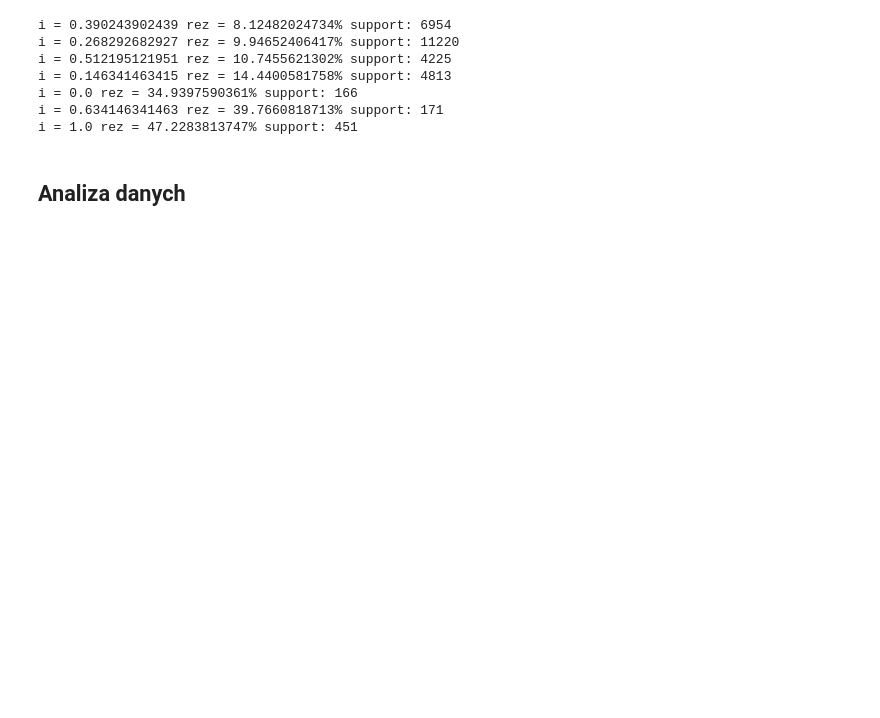
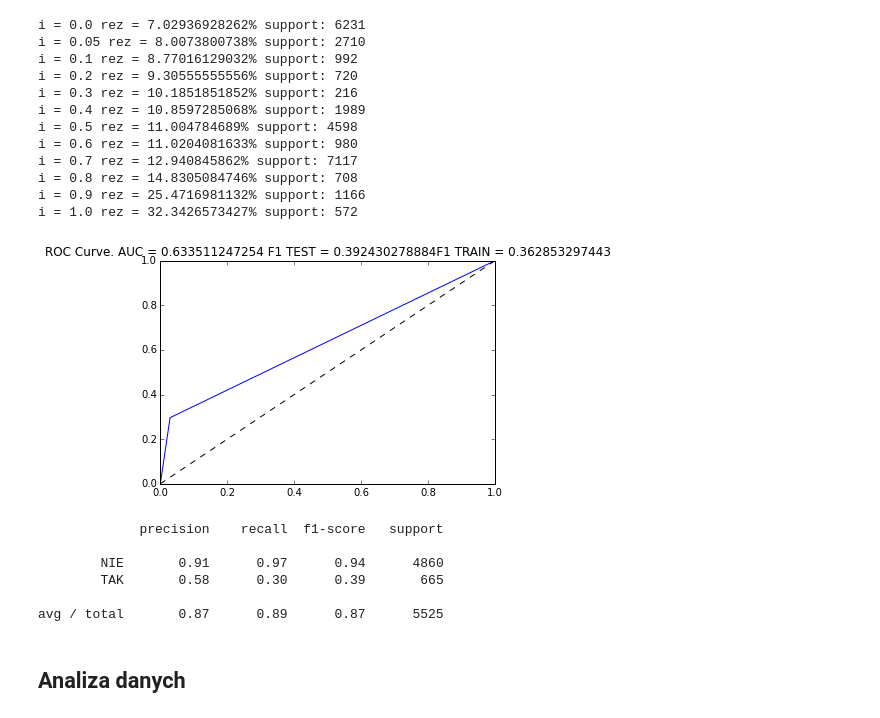
Before and after one commit to bdfhjk/SUS, a Jupyter notebook: zadanie2/zadanie2.ipynb, the cells around one changed output. Saved outputs shown, nothing was run; the diff lists cells and outputs as text; code cells hidden in the pictures; blank space fills up the shorter version.

```diff
--- a/zadanie2/zadanie2.ipynb
+++ b/zadanie2/zadanie2.ipynb
@@ -157,7 +170,7 @@ def score_classifier(clf):
 (final_X, _)       = preprocess(final_df)
 # %%
 answers = []
-column = 'wiek'
+column = 'zawod'
 
 for zawod in df[column].unique():
     df2 = df[df[column] == zawod]
@@ -167,13 +180,40 @@ for zawod in df[column].unique():
 for (a,b) in sorted(answers):
     print b
 # %% [output]
-i = 0.390243902439 rez = 8.12482024734% support: 6954
-i = 0.268292682927 rez = 9.94652406417% support: 11220
-i = 0.512195121951 rez = 10.7455621302% support: 4225
-i = 0.146341463415 rez = 14.4400581758% support: 4813
-i = 0.0 rez = 34.9397590361% support: 166
-i = 0.634146341463 rez = 39.7660818713% support: 171
-i = 1.0 rez = 47.2283813747% support: 451
+i = 0.0 rez = 7.02936928262% support: 6231
+i = 0.05 rez = 8.0073800738% support: 2710
+i = 0.1 rez = 8.77016129032% support: 992
+i = 0.2 rez = 9.30555555556% support: 720
+i = 0.3 rez = 10.1851851852% support: 216
+i = 0.4 rez = 10.8597285068% support: 1989
+i = 0.5 rez = 11.004784689% support: 4598
+i = 0.6 rez = 11.0204081633% support: 980
+i = 0.7 rez = 12.940845862% support: 7117
+i = 0.8 rez = 14.8305084746% support: 708
+i = 0.9 rez = 25.4716981132% support: 1166
+i = 1.0 rez = 32.3426573427% support: 572
+# %%
+def classify(X):
+    ret = []
+    for (i, example) in X.iterrows():
+        ans = 0.0
+        if example['EURIBOR3M'] == 0.697:
+            ans = 1.0
+        if example['wiek'] > 0.6:
+            ans = 1.0
+        if example['przerwa'] < 0.7:
+            ans = 1.0
+        ret.append(ans)
+    return ret
+score_function(classify)
+# %% [output]
+[figure, added]
+             precision    recall  f1-score   support
+
+        NIE       0.91      0.97      0.94      4860
+        TAK       0.58      0.30      0.39       665
+
+avg / total       0.87      0.89      0.87      5525
 # %% [markdown]
 Analiza danych
 --------------
```
Also changed, not shown: parts of 18 cells of this notebook, 1 other file.
